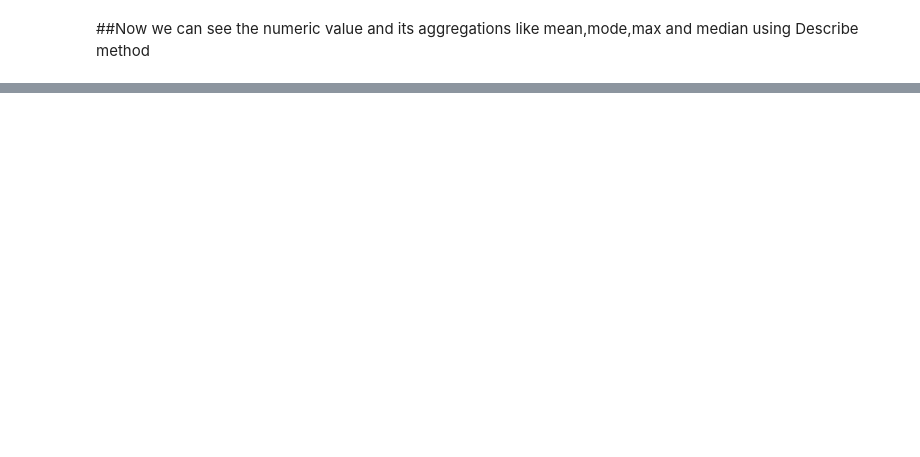
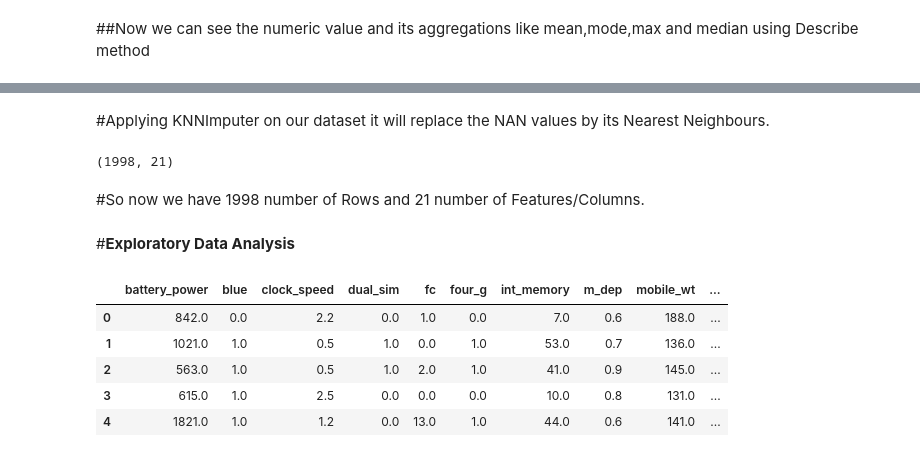
Before and after one commit to Lovejeet-Singh-31/Mobile-Price-Range-Prediction, a Jupyter notebook: Mobile_Price_Range_Prediction.ipynb, the cells around one changed output, grey strips where cells are left out. Drawn from its saved outputs; the diff is of its cells as text; code cells hidden in the pictures; blank space fills up the shorter version.

```diff
--- a/Mobile_Price_Range_Prediction.ipynb
+++ b/Mobile_Price_Range_Prediction.ipynb
@@ -182,0 +224,32 @@ mobile_df.describe()
+# %%
+# As there are only 2 observations having px_height=0. so we will drop it.
+mobile_df=mobile_df[mobile_df['px_height']!=0]
+# %%
+# Replacing 0 with NAN so that we can implement KNN Imputer.
+mobile_df['sc_w']=mobile_df['sc_w'].replace(0,np.nan)
+# %% [markdown]
+#Applying KNNImputer on our dataset it will replace the NAN values by its Nearest Neighbours.
+# %%
+# import KNN imputer frio sklearn
+from sklearn.impute import KNNImputer
+impute_knn = KNNImputer(n_neighbors=1)
+mobile_df=pd.DataFrame(impute_knn.fit_transform(mobile_df),columns=mobile_df.columns)
+# %%
+# Checking shape
+mobile_df.shape
+# %% [output]
+(1998, 21)
+# %% [markdown]
+#So now we have 1998 number of Rows and 21 number of Features/Columns.
+# %% [markdown]
+#**Exploratory Data Analysis**
+# %%
+#checking the first 5 rows of our dataframe
+mobile_df.head()
+# %% [output]
+|  | battery_power | blue | clock_speed | dual_sim | fc | four_g | int_memory | m_dep | mobile_wt | ... |
+| 0 | 842.0 | 0.0 | 2.2 | 0.0 | 1.0 | 0.0 | 7.0 | 0.6 | 188.0 | ... |
+| 1 | 1021.0 | 1.0 | 0.5 | 1.0 | 0.0 | 1.0 | 53.0 | 0.7 | 136.0 | ... |
+| 2 | 563.0 | 1.0 | 0.5 | 1.0 | 2.0 | 1.0 | 41.0 | 0.9 | 145.0 | ... |
+| 3 | 615.0 | 1.0 | 2.5 | 0.0 | 0.0 | 0.0 | 10.0 | 0.8 | 131.0 | ... |
+| 4 | 1821.0 | 1.0 | 1.2 | 0.0 | 13.0 | 1.0 | 44.0 | 0.6 | 141.0 | ... |
```
Also changed, not shown: parts of 10 cells of this notebook.
